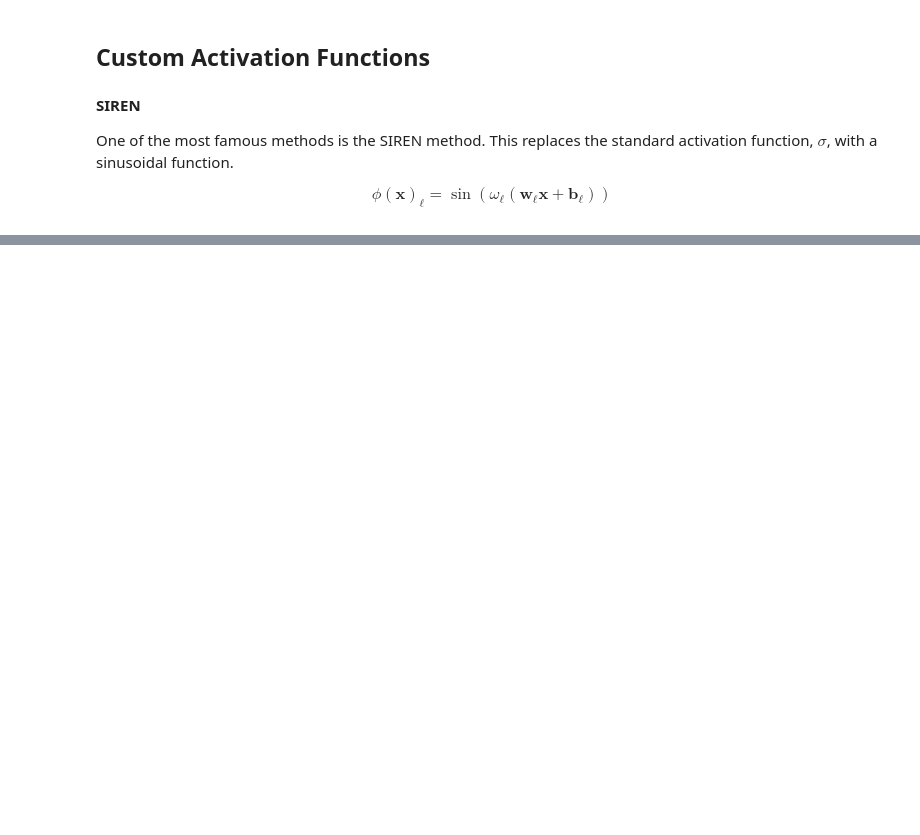
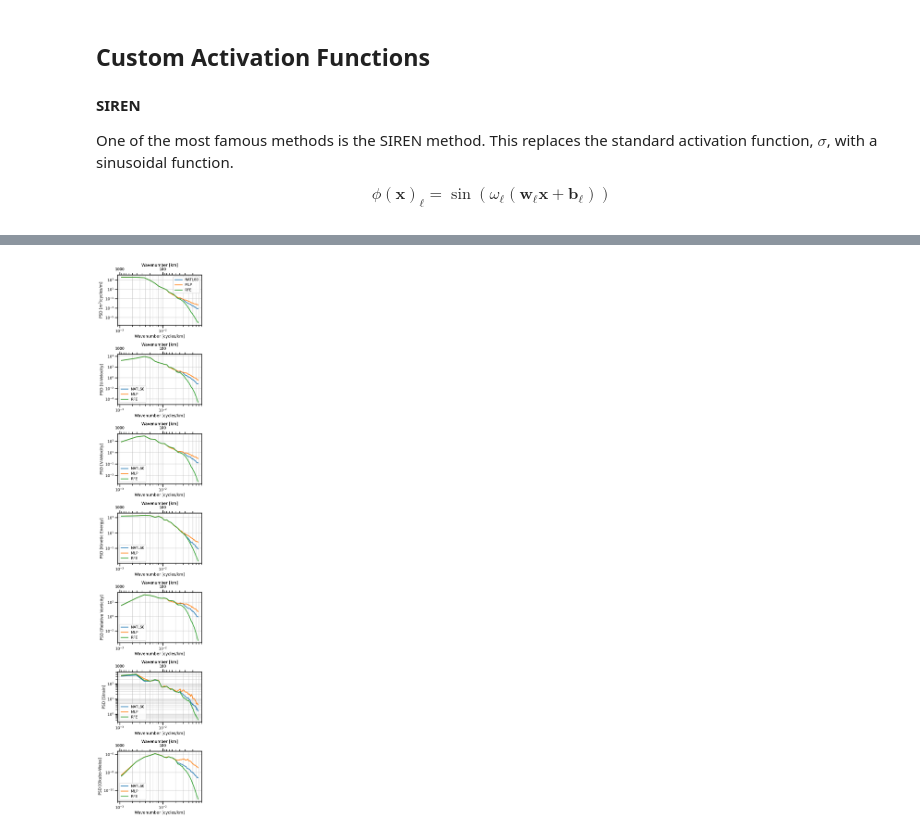
Before and after one commit to jejjohnson/jejeqx, a Jupyter notebook: notebooks/dev/nerfs/1.2_gradients.ipynb, the cells around one changed output, grey strips where cells are left out. Cells and saved outputs as stored; diff of their text form; code cells hidden in the pictures; blank space fills up the shorter version.

```diff
--- a/notebooks/dev/nerfs/1.2_gradients.ipynb
+++ b/notebooks/dev/nerfs/1.2_gradients.ipynb
@@ -813,0 +659,12 @@ plt.show()
+# %%
+ds_psd_natl60 = cutils.calculate_isotropic_psd(ds_natl60)
+ds_psd_rfe = cutils.calculate_isotropic_psd(ds_rfe)
+ds_psd_mlp = cutils.calculate_isotropic_psd(ds_mlp)
+# %%
+fig, ax = cutils.plot_analysis_psd_iso(
+    [ds_psd_natl60, ds_psd_mlp, ds_psd_rfe,],
+    ["NATL60", "MLP", "RFE", ]
+)
+plt.show()
+# %% [output]
+[figure, added]
```
Also changed, not shown: parts of 39 cells of this notebook, 9 other files.
